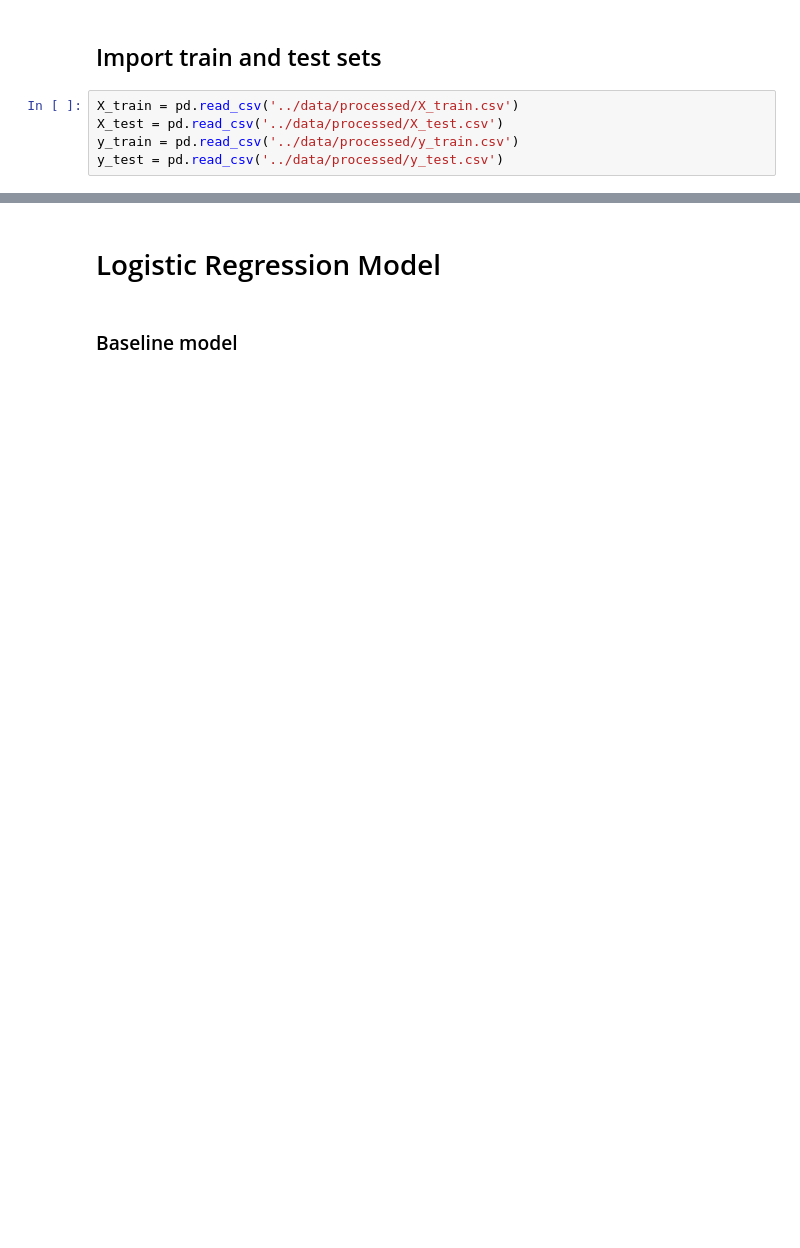
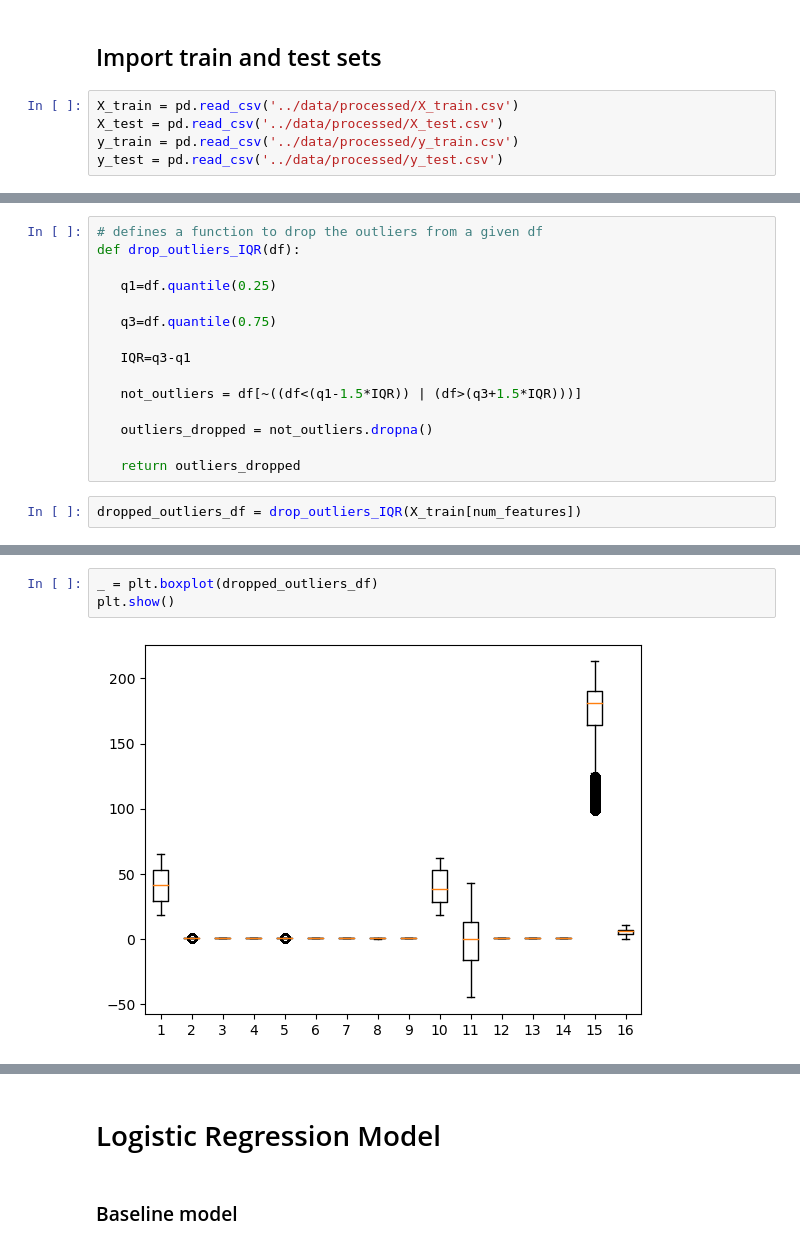
Before and after one commit to kyleanthonyr/Predicting-Employee-Attrition, a Jupyter notebook: notebooks/04-kar-modeling.ipynb, the cells around one changed output, grey strips where cells are left out. Saved outputs shown, nothing was run; the diff lists cells and outputs as text; blank space fills up the shorter version.

```diff
--- a/notebooks/04-kar-modeling.ipynb
+++ b/notebooks/04-kar-modeling.ipynb
@@ -41,0 +161,17 @@ X_test.head()
+# %%
+# defines a function to drop the outliers from a given df
+def drop_outliers_IQR(df):
+
+   q1=df.quantile(0.25)
+
+   q3=df.quantile(0.75)
+
+   IQR=q3-q1
+
+   not_outliers = df[~((df<(q1-1.5*IQR)) | (df>(q3+1.5*IQR)))]
+
+   outliers_dropped = not_outliers.dropna()
+
+   return outliers_dropped
+# %%
+dropped_outliers_df = drop_outliers_IQR(X_train[num_features])
@@ -41,0 +194,5 @@ X_test.head()
+# %%
+_ = plt.boxplot(dropped_outliers_df)
+plt.show()
+# %% [output]
+[figure, added]
```
Also changed, not shown: parts of 45 cells of this notebook.
